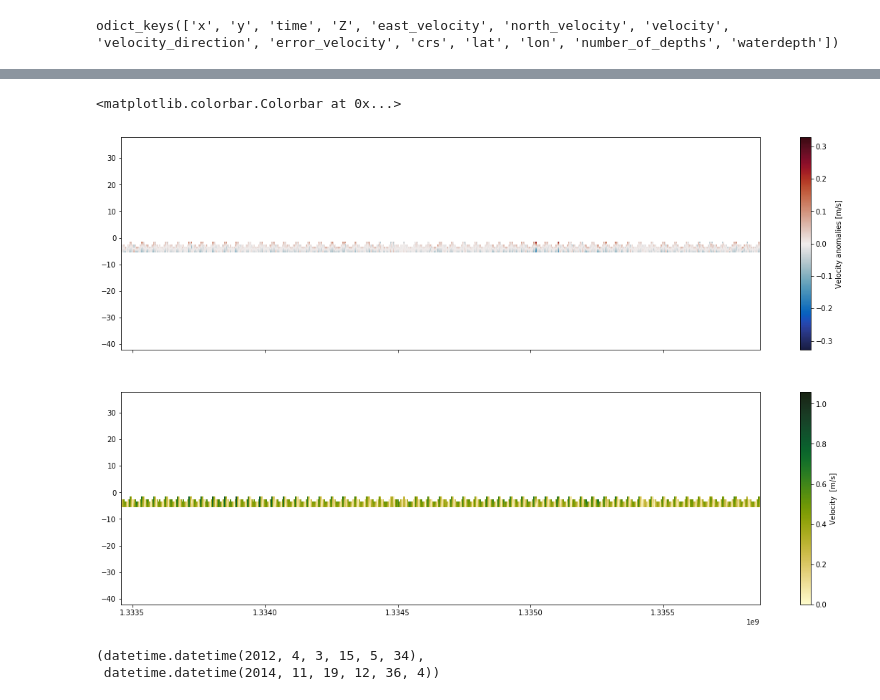
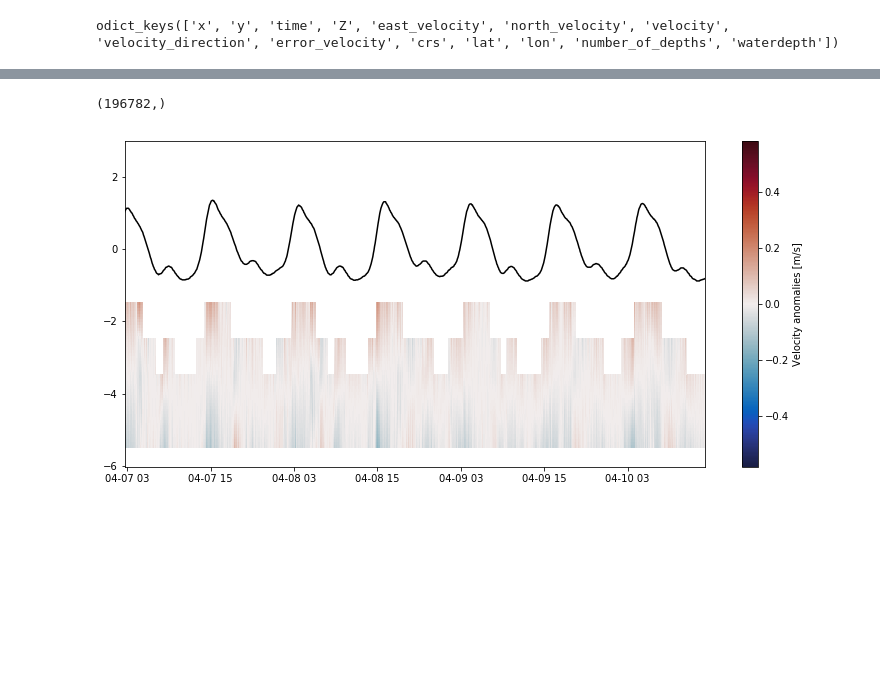
Before and after one commit to openearth/sandengine-viewer, a Jupyter notebook: notebooks/adcp.ipynb, the cells around one changed output, grey strips where cells are left out. Cells and saved outputs as stored; diff of their text form; code cells hidden in the pictures; blank space fills up the shorter version.

Commit message:
adcp

```diff
--- a/notebooks/adcp.ipynb
+++ b/notebooks/adcp.ipynb
@@ -75,35 +70 @@ for i in range(N):
-# %%
-Mag = np.ma.masked_invalid(interps)[:, :, 0].T
-Mag_anomaly = Mag - Mag.mean(axis=0)
-vmax = np.ma.abs(Mag_anomaly).max()
-fig, axes = plt.subplots(2, 1, figsize=(20, 12), sharex=True)
-im = axes[0].imshow(
-    Mag_anomaly,
-    origin='top',
-    aspect=10000,
-    extent=(
-        time[0].timestamp(), time[N].timestamp(),
-        z_new[0], z_new[-1]
-    ),
-    vmin=-vmax,
-    vmax=vmax,
-    cmap=cmocean.cm.balance
-)
-plt.colorbar(im, ax=axes[0], label='Velocity anomalies [m/s]')
-im = axes[1].imshow(
-    Mag,
-    origin='top',
-    aspect=10000,
-    extent=(
-        time[0].timestamp(), time[N].timestamp(),
-        z_new[0], z_new[-1]
-    ),
-    vmin=0,
-    vmax=Mag.max(),
-    cmap=cmocean.cm.speed
-)
-plt.colorbar(im, ax=axes[1], label='Velocity  [m/s]')
-# %% [output]
-<matplotlib.colorbar.Colorbar at 0x...>
-[figure, removed]
 # %%
@@ -114,3 +80,43 @@ V_interp = np.ma.masked_invalid(interps)[:, :, 2].T
 # %%
 uvmax = np.ma.abs([U_interp.min(), U_interp.max(), V_interp.min(), V_interp.max()]).max()
 mag_anomaly_max = np.ma.abs(mag_interp_anomaly).max()
+# %%
+print(np.shape(ssh))
+# %% [output]
+(196782,)
+# %%
+import json
+N = 1000
+jsonlist = dict({'times': list(matplotlib.dates.date2num(times[:N])), 'waterdepth': list(ssh.data[:N])})
+data = dict({})
+for time in range(len(times[:N])):
+    data[time] = list(mag_interp_anomaly.data[:, time])
+
+jsonlist['data'] = data
+# print(jsonlist)
+with open('adcp_data_1000.json', 'w') as f:
+    json.dump(jsonlist, f)
+# %%
+fig, ax = plt.subplots(figsize=(13, 6))
+N_ssh = matplotlib.colors.Normalize(ssh.min(), ssh.max())
+ax.plot([time for time in times], ssh, 'k-')
+aspect = ax.get_aspect()
+# or use    mag_interp     vmax=mag_interp.max(),    cmap=cmocean.cm.speed
+ax.set_xlim(
+    matplotlib.dates.date2num(times[1000]),
+    matplotlib.dates.date2num(times[2000])
+)
+ax.set_ylim(z_new[0], 3)
+
+pc = ax.pcolormesh(
+    matplotlib.dates.date2num(times[:43900]),
+    z_new,
+    mag_interp_anomaly[:, :43900][:-1, :-1],
+    vmin=-mag_anomaly_max*0.8,
+    vmax=mag_anomaly_max*0.8,
+    cmap=cmocean.cm.balance
+)
+plt.colorbar(pc, ax=ax, label='Velocity anomalies [m/s]')
+ax.set_aspect(aspect)
+# %% [output]
+[figure, added]
@@ -121,5 +155,0 @@ plt.imsave('uv.png', np.ma.arctan2(V_interp, U_interp), cmap=cmocean.cm.phase, v
-# %%
-time[0], time[-1]
-# %% [output]
-(datetime.datetime(2012, 4, 3, 15, 5, 34),
- datetime.datetime(2014, 11, 19, 12, 36, 4))
```
Also changed, not shown: parts of 16 cells of this notebook, 3 other files.
